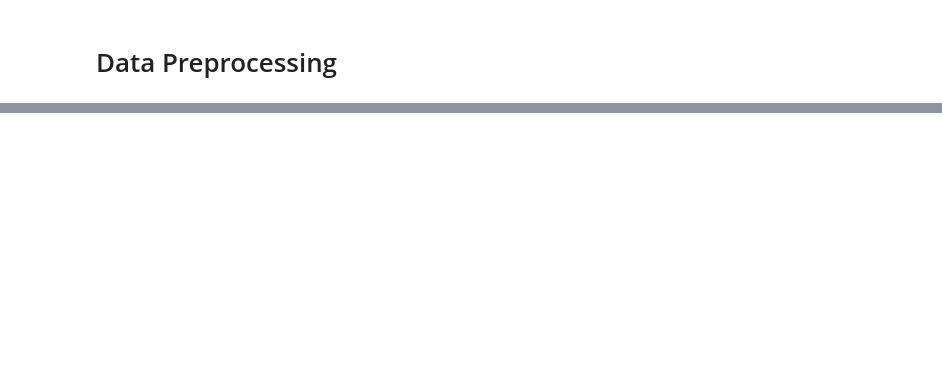
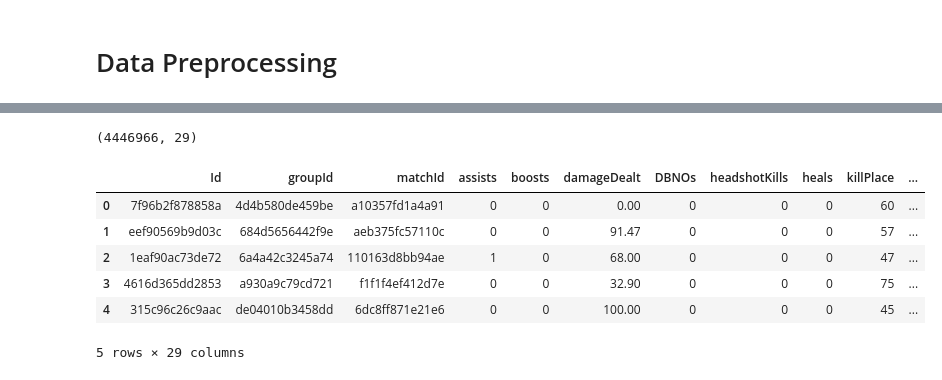
Before and after one commit to Sankamita3131/PUBG_Finish_Placement_Prediction, a Jupyter notebook: mini4.ipynb, the cells around one changed output, grey strips where cells are left out. Cells and saved outputs as stored; diff of their text form; code cells hidden in the pictures; blank space fills up the shorter version.

```diff
--- a/mini4.ipynb
+++ b/mini4.ipynb
@@ -111,0 +160,13 @@ train_rs.describe(include="O")
+# %%
+train_dv = train_raw.copy()
+print(train_dv.shape)
+display(train_dv.head())
+# %% [output]
+(4446966, 29)
+|  | Id | groupId | matchId | assists | boosts | damageDealt | DBNOs | headshotKills | heals | killPlace | ... |
+| 0 | 7f96b2f878858a | 4d4b580de459be | a10357fd1a4a91 | 0 | 0 | 0.00 | 0 | 0 | 0 | 60 | ... |
+| 1 | eef90569b9d03c | 684d5656442f9e | aeb375fc57110c | 0 | 0 | 91.47 | 0 | 0 | 0 | 57 | ... |
+| 2 | 1eaf90ac73de72 | 6a4a42c3245a74 | 110163d8bb94ae | 1 | 0 | 68.00 | 0 | 0 | 0 | 47 | ... |
+| 3 | 4616d365dd2853 | a930a9c79cd721 | f1f1f4ef412d7e | 0 | 0 | 32.90 | 0 | 0 | 0 | 75 | ... |
+| 4 | 315c96c26c9aac | de04010b3458dd | 6dc8ff871e21e6 | 0 | 0 | 100.00 | 0 | 0 | 0 | 45 | ... |
+5 rows × 29 columns
```
Also changed, not shown: parts of 25 cells of this notebook.
